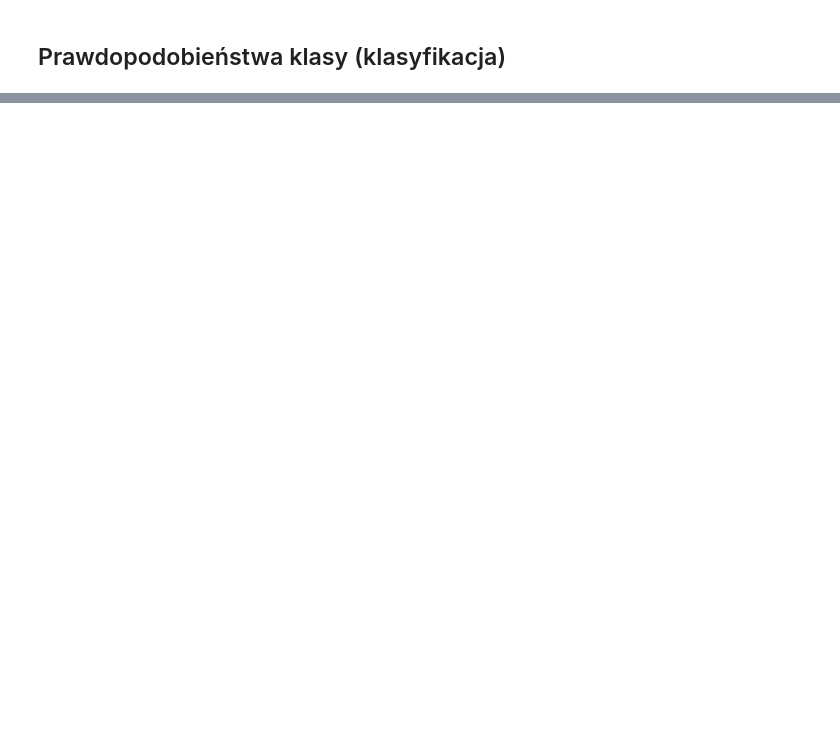
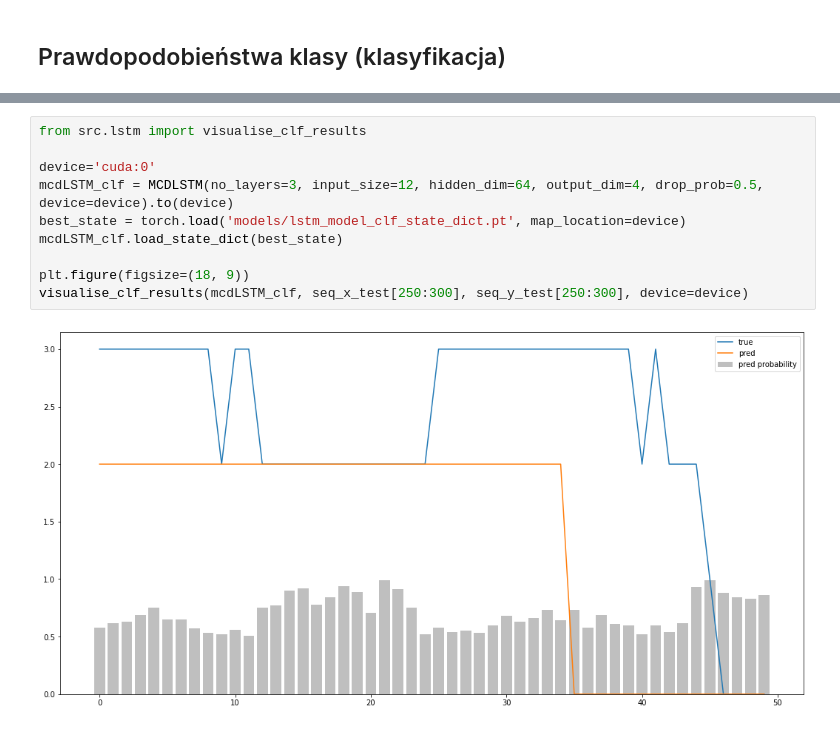
Before and after one commit to tomdrozdz/pgm-project, a Jupyter notebook: lstm.ipynb, the cells around one changed output, grey strips where cells are left out. Drawn from its saved outputs; the diff is of its cells as text; blank space fills up the shorter version.

```diff
--- a/lstm.ipynb
+++ b/lstm.ipynb
@@ -156,0 +119,12 @@ plt.legend
+# %%
+from src.lstm import visualise_clf_results
+
+device='cuda:0'
+mcdLSTM_clf = MCDLSTM(no_layers=3, input_size=12, hidden_dim=64, output_dim=4, drop_prob=0.5, device=device).to(device)
+best_state = torch.load('models/lstm_model_clf_state_dict.pt', map_location=device)
+mcdLSTM_clf.load_state_dict(best_state)
+
+plt.figure(figsize=(18, 9))
+visualise_clf_results(mcdLSTM_clf, seq_x_test[250:300], seq_y_test[250:300], device=device)
+# %% [output]
+[figure, added]
```
Also changed, not shown: parts of 6 cells of this notebook, 1 other file.
